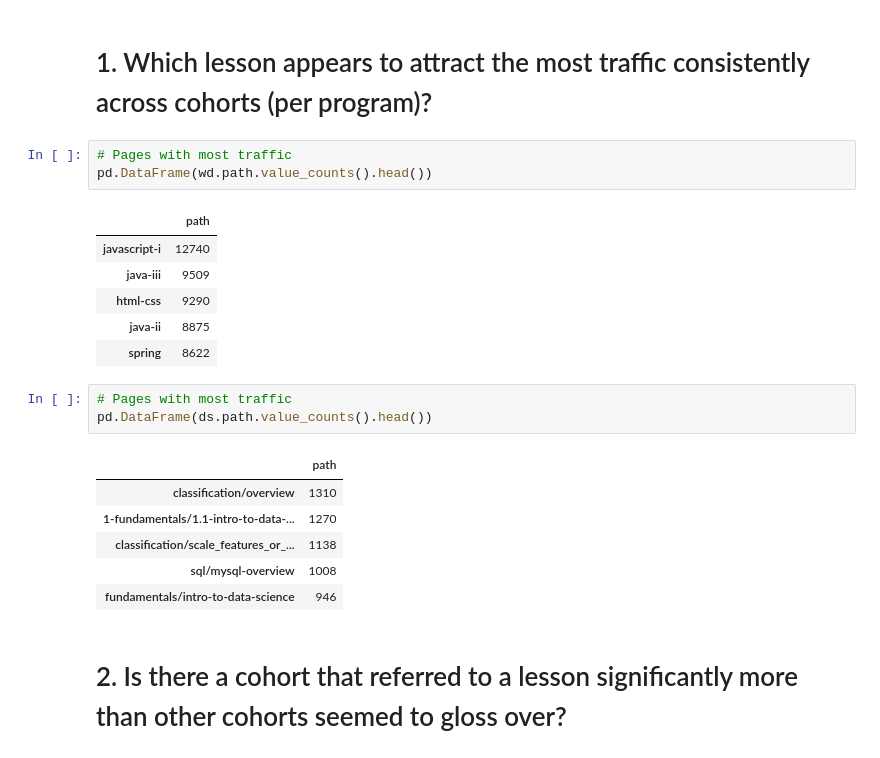
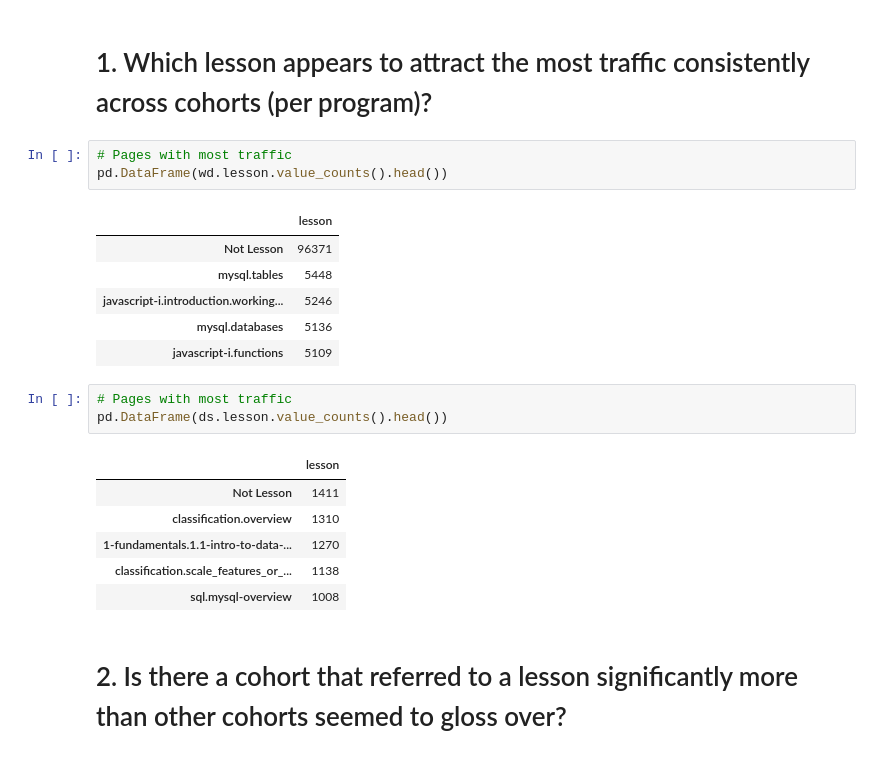
Before and after one commit to miller-cerna-laskowski-morris-eyring/anomaly-group-project, a Jupyter notebook: ray_eda.ipynb, the cells around one changed output. Cells and saved outputs as stored; diff of their text form.

```diff
--- a/ray_eda.ipynb
+++ b/ray_eda.ipynb
@@ -44,23 +77,23 @@ ds = df[df.program_type == 'Data Science']
 # 1. Which lesson appears to attract the most traffic consistently across cohorts (per program)?
 # %%
 # Pages with most traffic
-pd.DataFrame(wd.path.value_counts().head())
+pd.DataFrame(wd.lesson.value_counts().head())
 # %% [output]
-|  | path |
-| javascript-i | 12740 |
-| java-iii | 9509 |
-| html-css | 9290 |
-| java-ii | 8875 |
-| spring | 8622 |
+|  | lesson |
+| Not Lesson | 96371 |
+| mysql.tables | 5448 |
+| javascript-i.introduction.working... | 5246 |
+| mysql.databases | 5136 |
+| javascript-i.functions | 5109 |
 # %%
 # Pages with most traffic
-pd.DataFrame(ds.path.value_counts().head())
+pd.DataFrame(ds.lesson.value_counts().head())
 # %% [output]
-|  | path |
-| classification/overview | 1310 |
-| 1-fundamentals/1.1-intro-to-data-... | 1270 |
-| classification/scale_features_or_... | 1138 |
-| sql/mysql-overview | 1008 |
-| fundamentals/intro-to-data-science | 946 |
+|  | lesson |
+| Not Lesson | 1411 |
+| classification.overview | 1310 |
+| 1-fundamentals.1.1-intro-to-data-... | 1270 |
+| classification.scale_features_or_... | 1138 |
+| sql.mysql-overview | 1008 |
 # %% [markdown]
 # 2. Is there a cohort that referred to a lesson significantly more than other cohorts seemed to gloss over?
```
Also changed, not shown: parts of 19 cells of this notebook.
